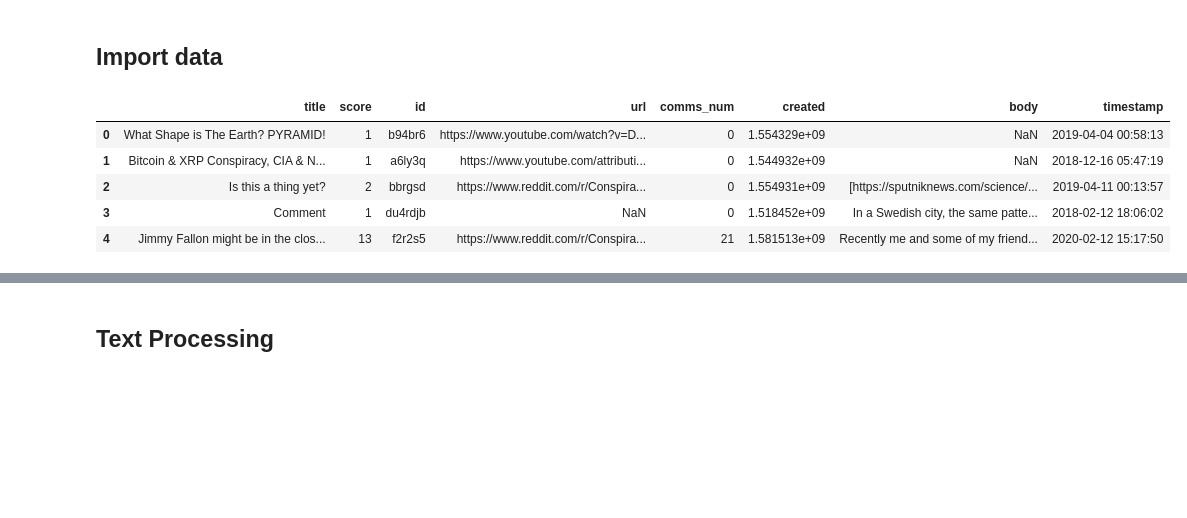
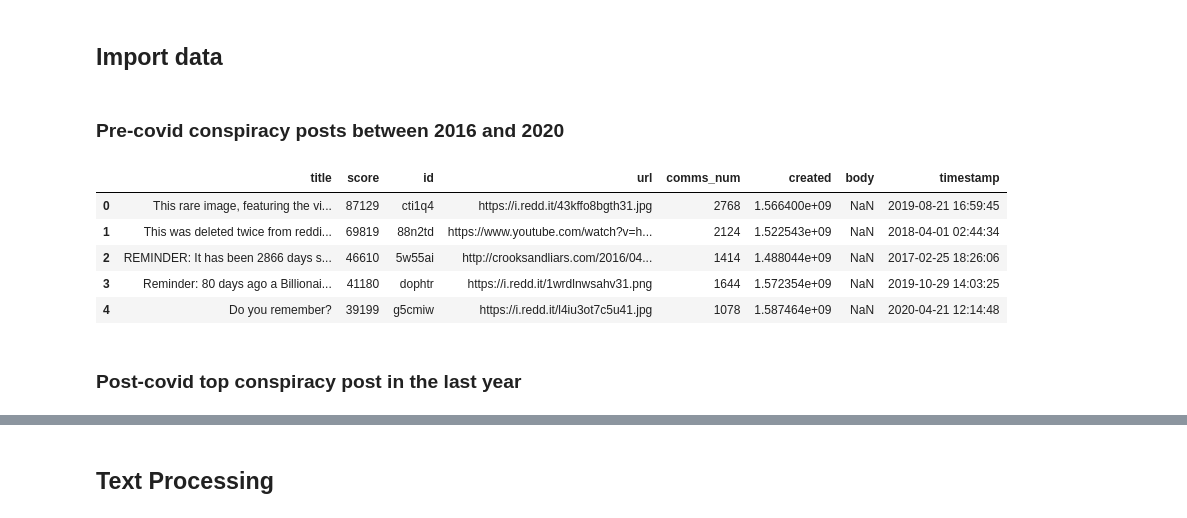
Before and after one commit to nszoni/reddit_conspiracy_theories, a Jupyter notebook: python/reddit_conspiracy_theories.ipynb, the cells around one changed output, grey strips where cells are left out. Saved outputs shown, nothing was run; the diff lists cells and outputs as text; code cells hidden in the pictures; blank space fills up the shorter version.

Commit message:
ingest new data add EDA

```diff
--- a/python/reddit_conspiracy_theories.ipynb
+++ b/python/reddit_conspiracy_theories.ipynb
@@ -23,13 +24,17 @@ import spacy as sp
 [nltk_data]   Package vader_lexicon is already up-to-date!
 # %% [markdown]
 ## Import data
+# %% [markdown]
+### Pre-covid conspiracy posts between 2016 and 2020
 # %%
-rc = pd.read_csv('../data/reddit_ct.csv')
-rc.head()
+rc_precovid = pd.read_csv('../data/reddit_ct_2016_2020.csv')
+rc_precovid.head()
 # %% [output]
 |  | title | score | id | url | comms_num | created | body | timestamp |
-| 0 | What Shape is The Earth? PYRAMID! | 1 | b94br6 | https://www.youtube.com/watch?v=D... | 0 | 1.554329e+09 | NaN | 2019-04-04 00:58:13 |
-| 1 | Bitcoin & XRP Conspiracy, CIA & N... | 1 | a6ly3q | https://www.youtube.com/attributi... | 0 | 1.544932e+09 | NaN | 2018-12-16 05:47:19 |
-| 2 | Is this a thing yet? | 2 | bbrgsd | https://www.reddit.com/r/Conspira... | 0 | 1.554931e+09 | [https://sputniknews.com/science/... | 2019-04-11 00:13:57 |
-| 3 | Comment | 1 | du4rdjb | NaN | 0 | 1.518452e+09 | In a Swedish city, the same patte... | 2018-02-12 18:06:02 |
-| 4 | Jimmy Fallon might be in the clos... | 13 | f2r2s5 | https://www.reddit.com/r/Conspira... | 21 | 1.581513e+09 | Recently me and some of my friend... | 2020-02-12 15:17:50 |
+| 0 | This rare image, featuring the vi... | 87129 | cti1q4 | https://i.redd.it/43kffo8bgth31.jpg | 2768 | 1.566400e+09 | NaN | 2019-08-21 16:59:45 |
+| 1 | This was deleted twice from reddi... | 69819 | 88n2td | https://www.youtube.com/watch?v=h... | 2124 | 1.522543e+09 | NaN | 2018-04-01 02:44:34 |
+| 2 | REMINDER: It has been 2866 days s... | 46610 | 5w55ai | http://crooksandliars.com/2016/04... | 1414 | 1.488044e+09 | NaN | 2017-02-25 18:26:06 |
+| 3 | Reminder: 80 days ago a Billionai... | 41180 | dophtr | https://i.redd.it/1wrdlnwsahv31.png | 1644 | 1.572354e+09 | NaN | 2019-10-29 14:03:25 |
+| 4 | Do you remember? | 39199 | g5cmiw | https://i.redd.it/l4iu3ot7c5u41.jpg | 1078 | 1.587464e+09 | NaN | 2020-04-21 12:14:48 |
+# %% [markdown]
+### Post-covid top conspiracy post in the last year
```
Also changed, not shown: parts of 20 cells of this notebook.
